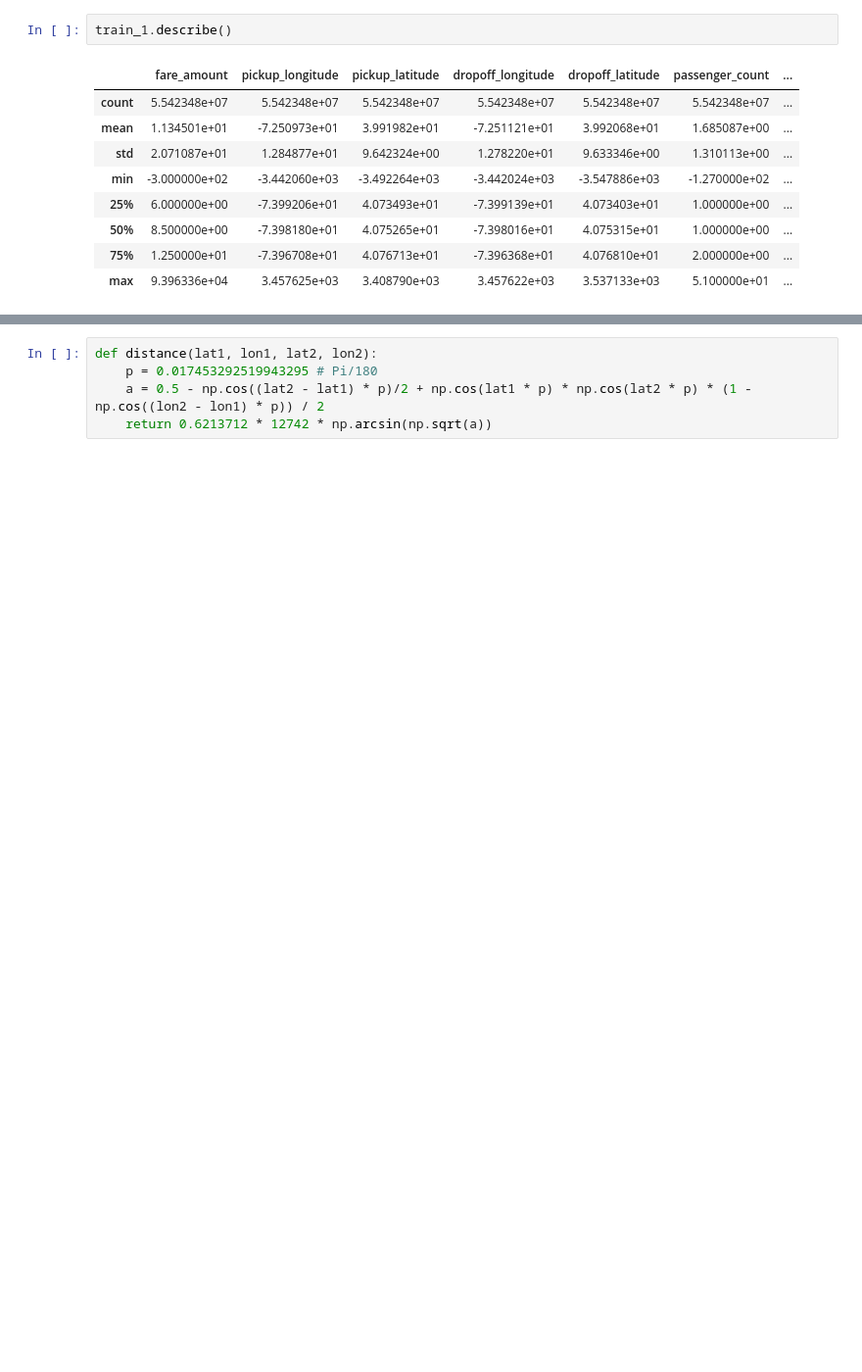
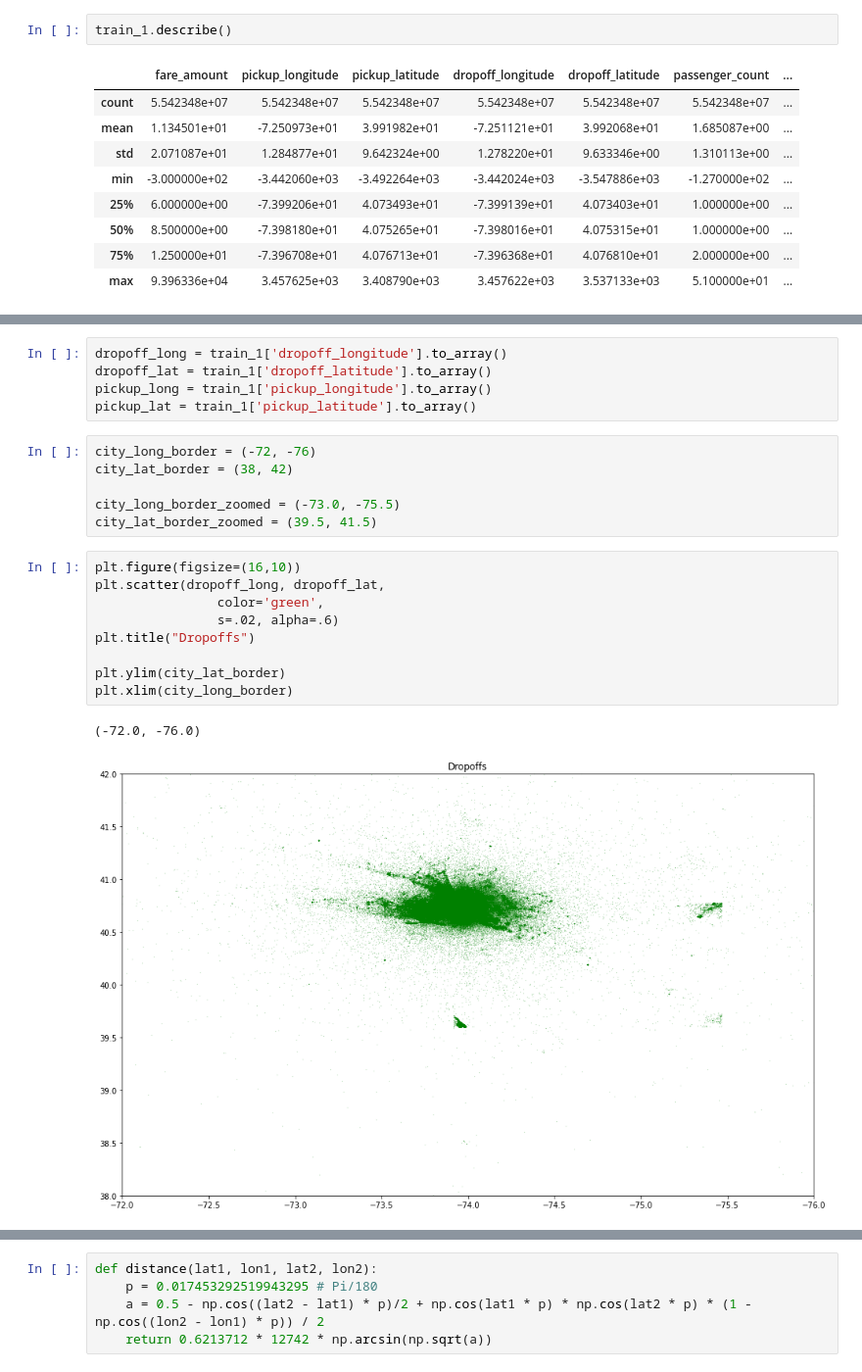
Before and after one commit to AyHaski/BigDataAnalyticsProject, a Jupyter notebook: Kopie_von_Rapids_Colab.ipynb, the cells around one changed output, grey strips where cells are left out. Shown at 98% size. Drawn from its saved outputs; the diff is of its cells as text; blank space fills up the shorter version.

```diff
--- a/Kopie_von_Rapids_Colab.ipynb
+++ b/Kopie_von_Rapids_Colab.ipynb
@@ -271,0 +264,23 @@ train_1.describe()
+# %%
+dropoff_long = train_1['dropoff_longitude'].to_array()
+dropoff_lat = train_1['dropoff_latitude'].to_array()
+pickup_long = train_1['pickup_longitude'].to_array()
+pickup_lat = train_1['pickup_latitude'].to_array()
+# %%
+city_long_border = (-72, -76)
+city_lat_border = (38, 42)
+
+city_long_border_zoomed = (-73.0, -75.5)
+city_lat_border_zoomed = (39.5, 41.5)
+# %%
+plt.figure(figsize=(16,10))
+plt.scatter(dropoff_long, dropoff_lat,
+                color='green',
+                s=.02, alpha=.6)
+plt.title("Dropoffs")
+
+plt.ylim(city_lat_border)
+plt.xlim(city_long_border)
+# %% [output]
+(-72.0, -76.0)
+[figure, added]
```
Also changed, not shown: parts of 85 cells of this notebook.
